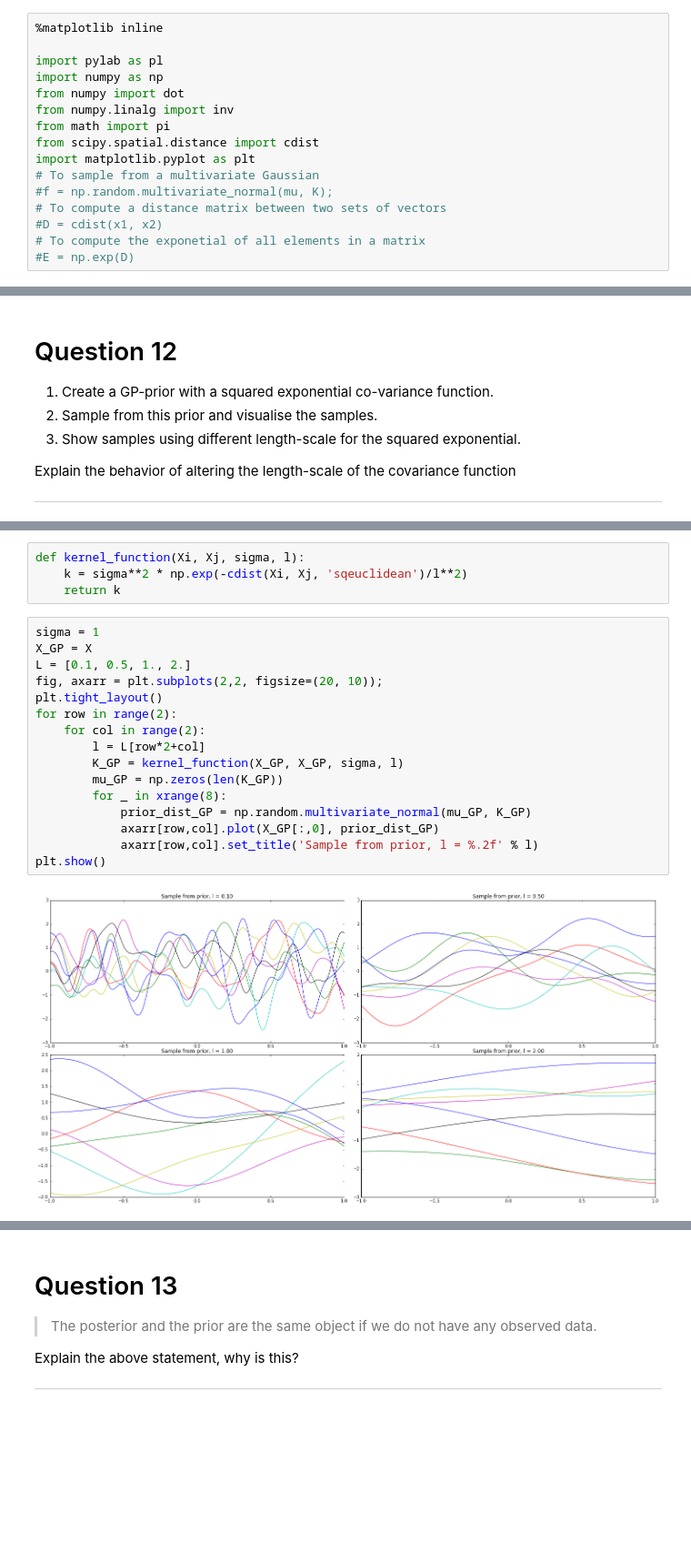
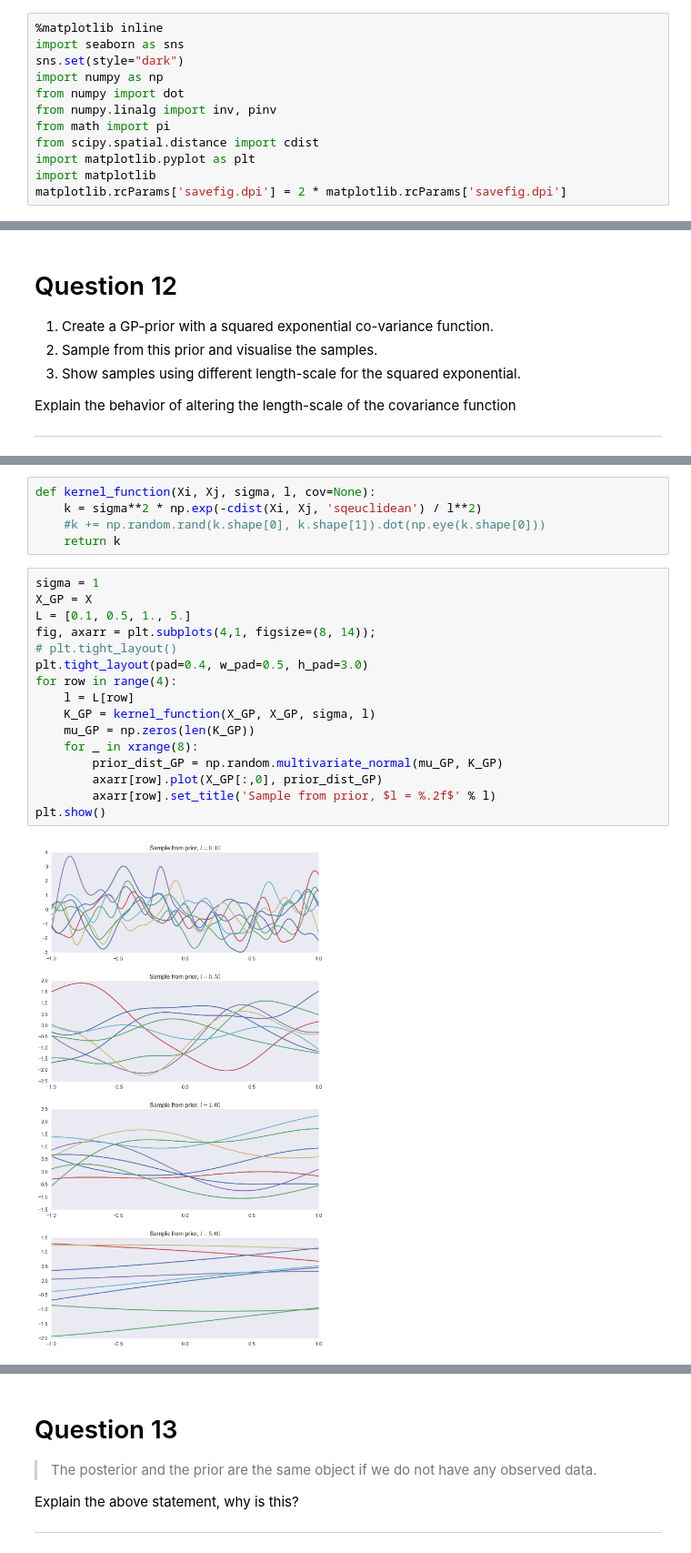
Before and after one commit to bxclib2/kth, a Jupyter notebook: Assignment1.ipynb, the cells around one changed output, grey strips where cells are left out. Shown at 91% size. Cells and saved outputs as stored; diff of their text form; blank space fills up the shorter version.

```diff
--- a/Assignment1.ipynb
+++ b/Assignment1.ipynb
@@ -180,19 +238,15 @@ By keeping $\theta$ on the left-hand side, it remains as a hyperparameter.
 # %%
 %matplotlib inline
-
-import pylab as pl
+import seaborn as sns
+sns.set(style="dark")
 import numpy as np
 from numpy import dot
-from numpy.linalg import inv
+from numpy.linalg import inv, pinv
 from math import pi
 from scipy.spatial.distance import cdist
 import matplotlib.pyplot as plt
-# To sample from a multivariate Gaussian
-#f = np.random.multivariate_normal(mu, K);
-# To compute a distance matrix between two sets of vectors
-#D = cdist(x1, x2)
-# To compute the exponetial of all elements in a matrix
-#E = np.exp(D)
+import matplotlib
+matplotlib.rcParams['savefig.dpi'] = 2 * matplotlib.rcParams['savefig.dpi']
 # %% [markdown]
 ## Question 11
 ***
@@ -338,22 +361,23 @@ Explain the behavior of altering the length-scale of the covariance function
 # %%
-def kernel_function(Xi, Xj, sigma, l):
-    k = sigma**2 * np.exp(-cdist(Xi, Xj, 'sqeuclidean')/l**2)
+def kernel_function(Xi, Xj, sigma, l, cov=None):
+    k = sigma**2 * np.exp(-cdist(Xi, Xj, 'sqeuclidean') / l**2)
+    #k += np.random.rand(k.shape[0], k.shape[1]).dot(np.eye(k.shape[0]))
     return k
 # %%
 sigma = 1
 X_GP = X
-L = [0.1, 0.5, 1., 2.]
-fig, axarr = plt.subplots(2,2, figsize=(20, 10));
-plt.tight_layout()
-for row in range(2):
-    for col in range(2):
-        l = L[row*2+col]
-        K_GP = kernel_function(X_GP, X_GP, sigma, l)
-        mu_GP = np.zeros(len(K_GP))
-        for _ in xrange(8):
-            prior_dist_GP = np.random.multivariate_normal(mu_GP, K_GP)
-            axarr[row,col].plot(X_GP[:,0], prior_dist_GP)
-            axarr[row,col].set_title('Sample from prior, l = %.2f' % l)
+L = [0.1, 0.5, 1., 5.]
+fig, axarr = plt.subplots(4,1, figsize=(8, 14));
+# plt.tight_layout()
+plt.tight_layout(pad=0.4, w_pad=0.5, h_pad=3.0)
+for row in range(4):
+    l = L[row]
+    K_GP = kernel_function(X_GP, X_GP, sigma, l)
+    mu_GP = np.zeros(len(K_GP))
+    for _ in xrange(8):
+        prior_dist_GP = np.random.multivariate_normal(mu_GP, K_GP)
+        axarr[row].plot(X_GP[:,0], prior_dist_GP)
+        axarr[row].set_title('Sample from prior, $l = %.2f$' % l)
 plt.show()
 # %% [output]
-[figure, old version]
+[figure, new version]
```
Also changed, not shown: parts of 77 cells of this notebook, 14 other files.
